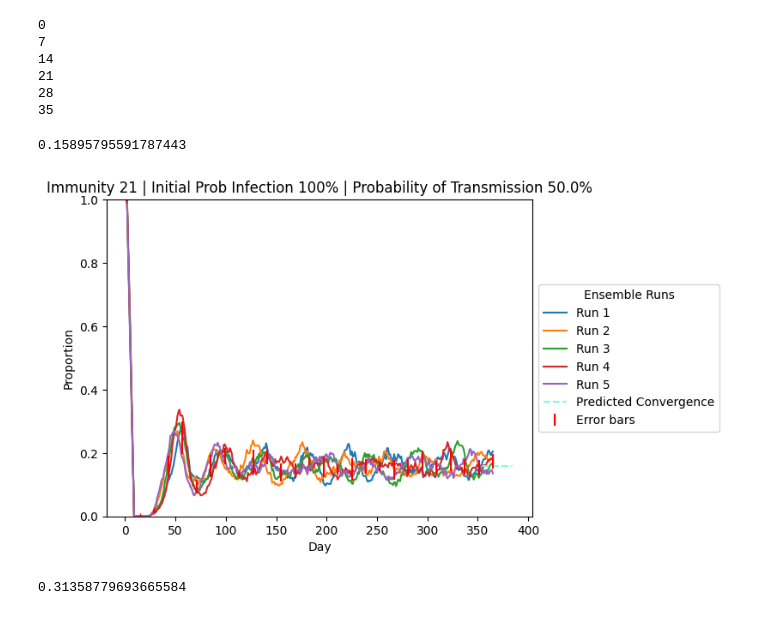
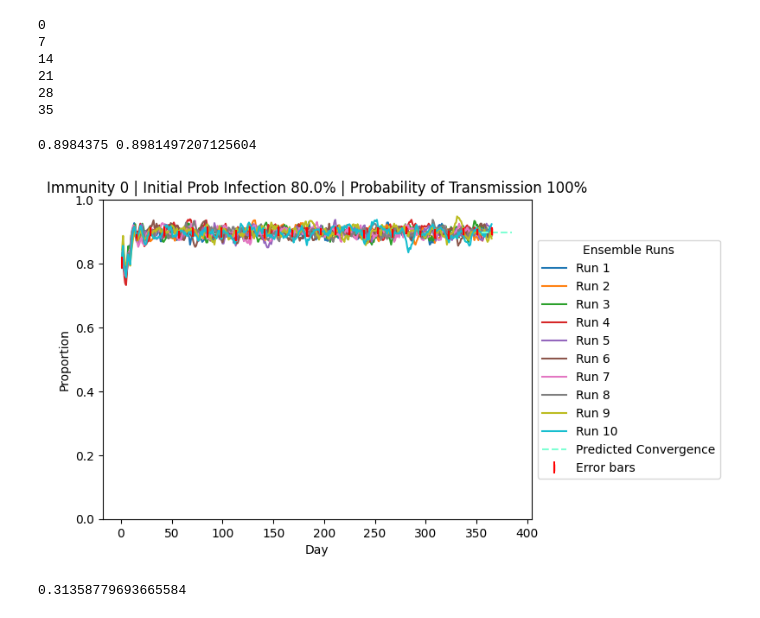
Before and after one commit to ashcansingh/MATH3024-Disease-Model, a Jupyter notebook: Project.ipynb, the cells around one changed output. Drawn from its saved outputs; the diff is of its cells as text; code cells hidden in the pictures.

```diff
--- a/Project.ipynb
+++ b/Project.ipynb
@@ -437,8 +437,8 @@ def statistics_ensemble(all_results_dict, infection_key, immunity, initial_prob_
     ensemble_mean = np.mean(results, axis = 0)
     ensemble_std = np.std(results, axis = 0)
 
-    predicted_convergence = np.mean(ensemble_mean[-185:-1])
-    print(predicted_convergence)
+    predicted_convergence = np.median(ensemble_mean)
+    print(predicted_convergence, np.mean(ensemble_mean[-185:-1]))
 
     plt.hlines(predicted_convergence, xmin = 355, xmax = 385, linestyle = '--', color = 'aquamarine', label = 'Predicted Convergence')
 
@@ -921,7 +730,7 @@ for immunity in immunities:
             infection_key[prob_transm] = infection_count
             ensemble_runs[immunity][initial_prob_infect][prob_transm] = {}
             PROBABILITY_OF_TRANSMISSION = prob_transm
-            for run in range(1, 6):
+            for run in range(1, 11):
                 ensemble_avg, ensemble_std = ensemble_run()
 
                 ensemble_runs[immunity][initial_prob_infect][prob_transm][run] = (ensemble_avg, ensemble_std)
@@ -935,10 +744,10 @@ for immunity in immunities:
 28
 35
 # %%
-statistics_ensemble(ensemble_runs, infection_key, 21, 1, 0.5)
+statistics_ensemble(ensemble_runs, infection_key, 0, 0.8, 1)
 # %% [output]
-0.15895795591787443
+0.8984375 0.8981497207125604
-[figure, old version]
+[figure, new version]
 # %%
 perm_entr_values = ordpy.permutation_entropy(ensemble_runs[35][0.1][1][0][0], dx = 7, base = 2, normalized = True)
 perm_entr_values
```
Also changed, not shown: parts of 27 cells of this notebook.
